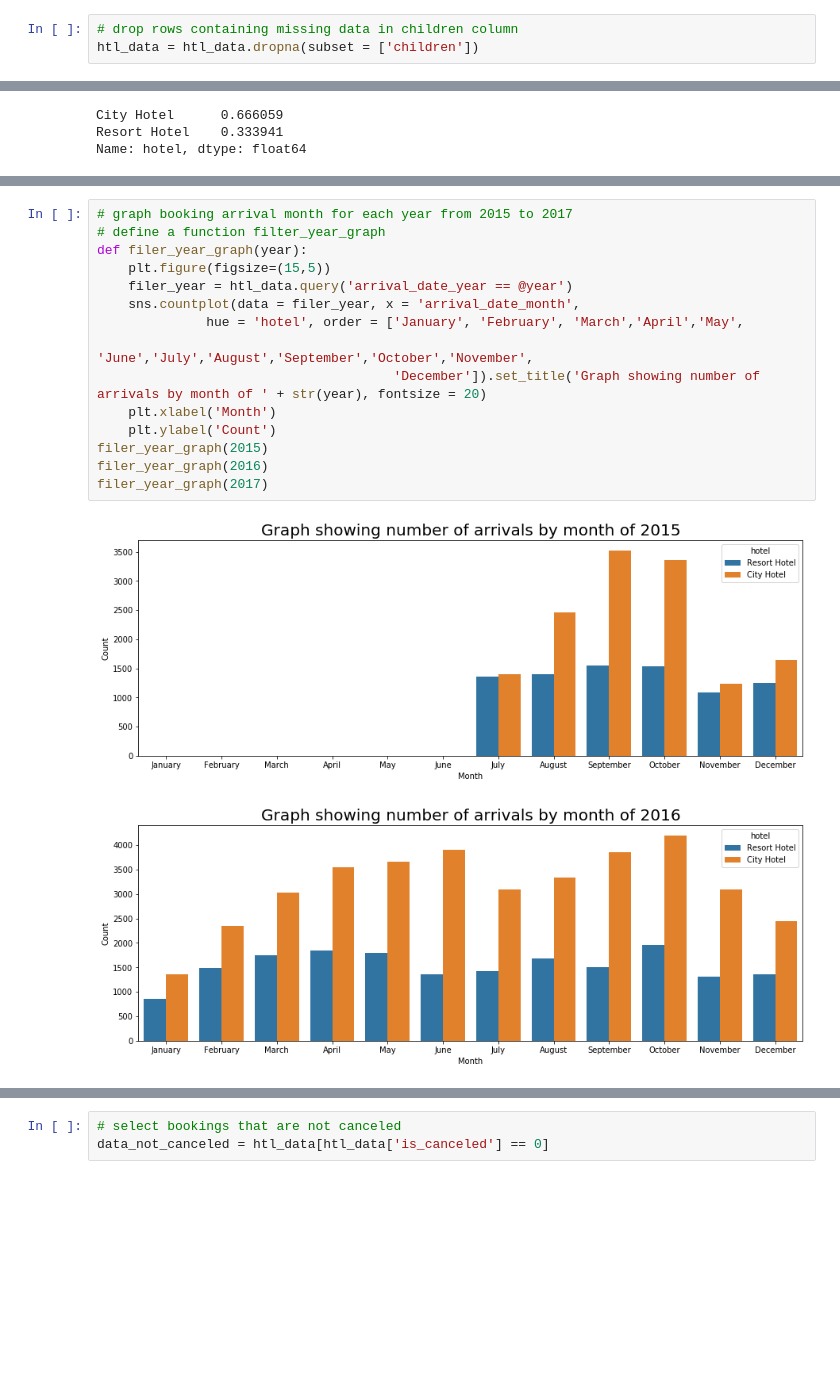
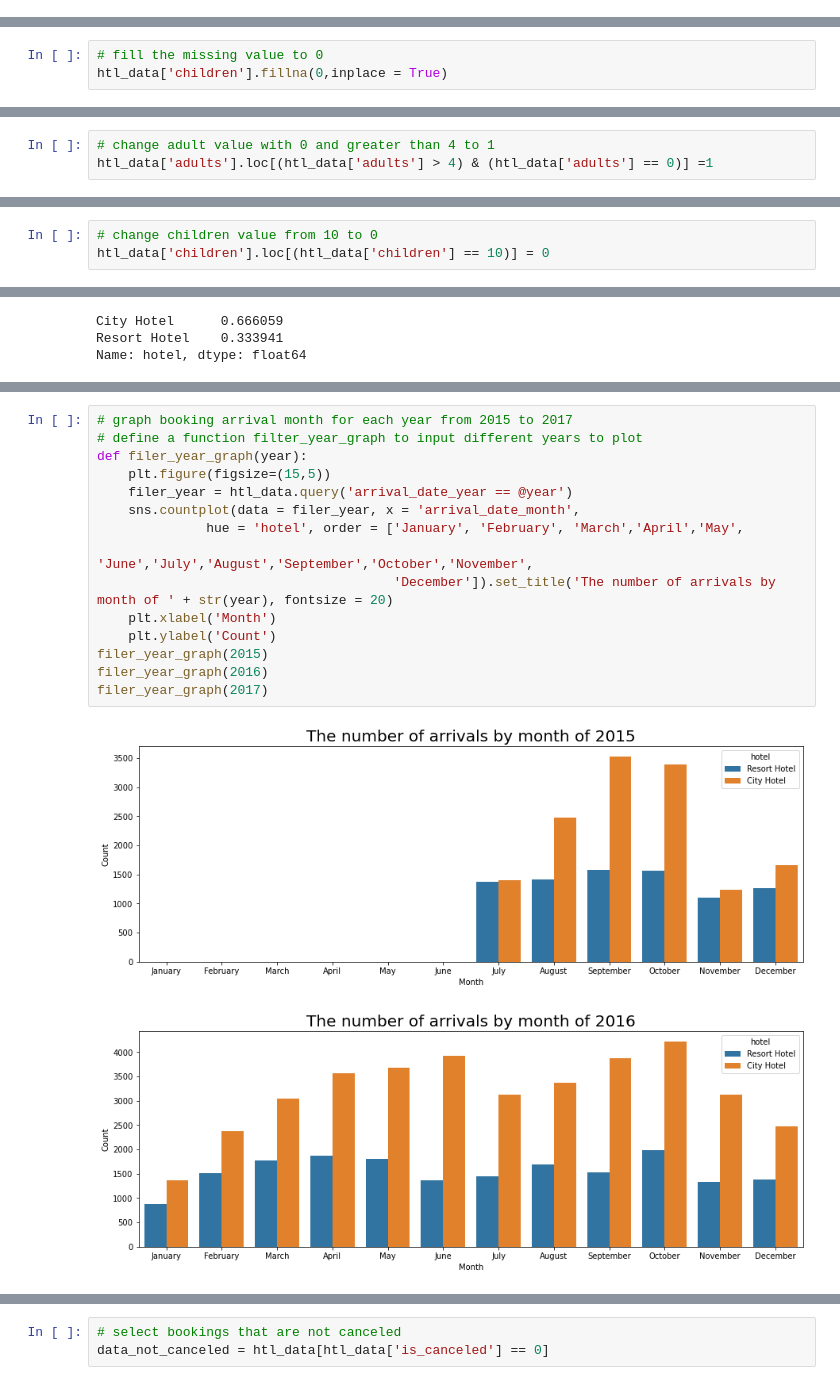
Before and after one commit to mengxuanlu/Hotel-Booking-Data-Analysis, a Jupyter notebook: Hotel Booking Data.ipynb, the cells around one changed output, grey strips where cells are left out. Cells and saved outputs as stored; diff of their text form; blank space fills up the shorter version.

```diff
--- a/Hotel Booking Data.ipynb
+++ b/Hotel Booking Data.ipynb
@@ -154,3 +153,0 @@ htl_data = htl_data.dropna(subset = ['country'])
-# %%
-# drop rows containing missing data in children column
-htl_data = htl_data.dropna(subset = ['children'])
@@ -156,0 +162,3 @@ htl_data = htl_data.dropna(subset = ['children'])
+# %%
+# fill the missing value to 0
+htl_data['children'].fillna(0,inplace = True)
@@ -175,3 +204,6 @@ array([ 2,  1,  3,  4, 40, 26, 50, 27, 55,  0, 20,  6,  5, 10])
 htl_data[htl_data['adults'] > 4].count()['adults']
 # %% [output]
 16
+# %%
+# change adult value with 0 and greater than 4 to 1
+htl_data['adults'].loc[(htl_data['adults'] > 4) & (htl_data['adults'] == 0)] =1
@@ -186,3 +221,6 @@ print(arr)
 htl_data[htl_data['children'] == 10].count()['children']
 # %% [output]
 1
+# %%
+# change children value from 10 to 0
+htl_data['children'].loc[(htl_data['children'] == 10)] = 0
@@ -242,18 +262,18 @@ From the general overview, we know that the dataset contains booking data from 2
 # %%
 # graph booking arrival month for each year from 2015 to 2017
-# define a function filter_year_graph
+# define a function filter_year_graph to input different years to plot
 def filer_year_graph(year):
     plt.figure(figsize=(15,5))
     filer_year = htl_data.query('arrival_date_year == @year')
     sns.countplot(data = filer_year, x = 'arrival_date_month',
               hue = 'hotel', order = ['January', 'February', 'March','April','May',
                                       'June','July','August','September','October','November',
-                                      'December']).set_title('Graph showing number of arrivals by month of ' + str(year), fontsize = 20)
+                                      'December']).set_title('The number of arrivals by month of ' + str(year), fontsize = 20)
     plt.xlabel('Month')
     plt.ylabel('Count')
 filer_year_graph(2015)
 filer_year_graph(2016)
 filer_year_graph(2017)
 # %% [output]
-[figure, old version]
+[figure, new version]
-[figure, old version]
+[figure, new version]
```
Also changed, not shown: parts of 48 cells of this notebook.
